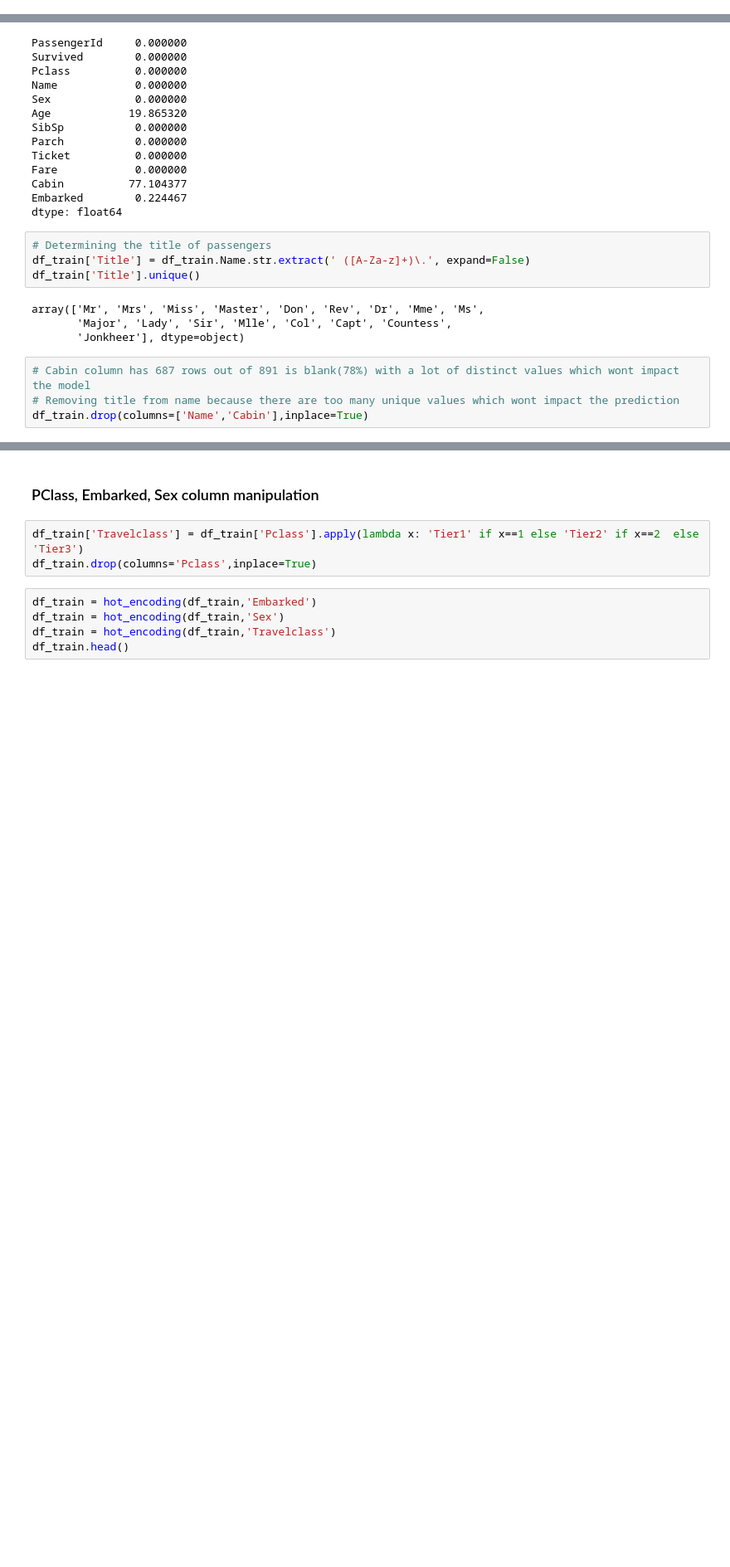
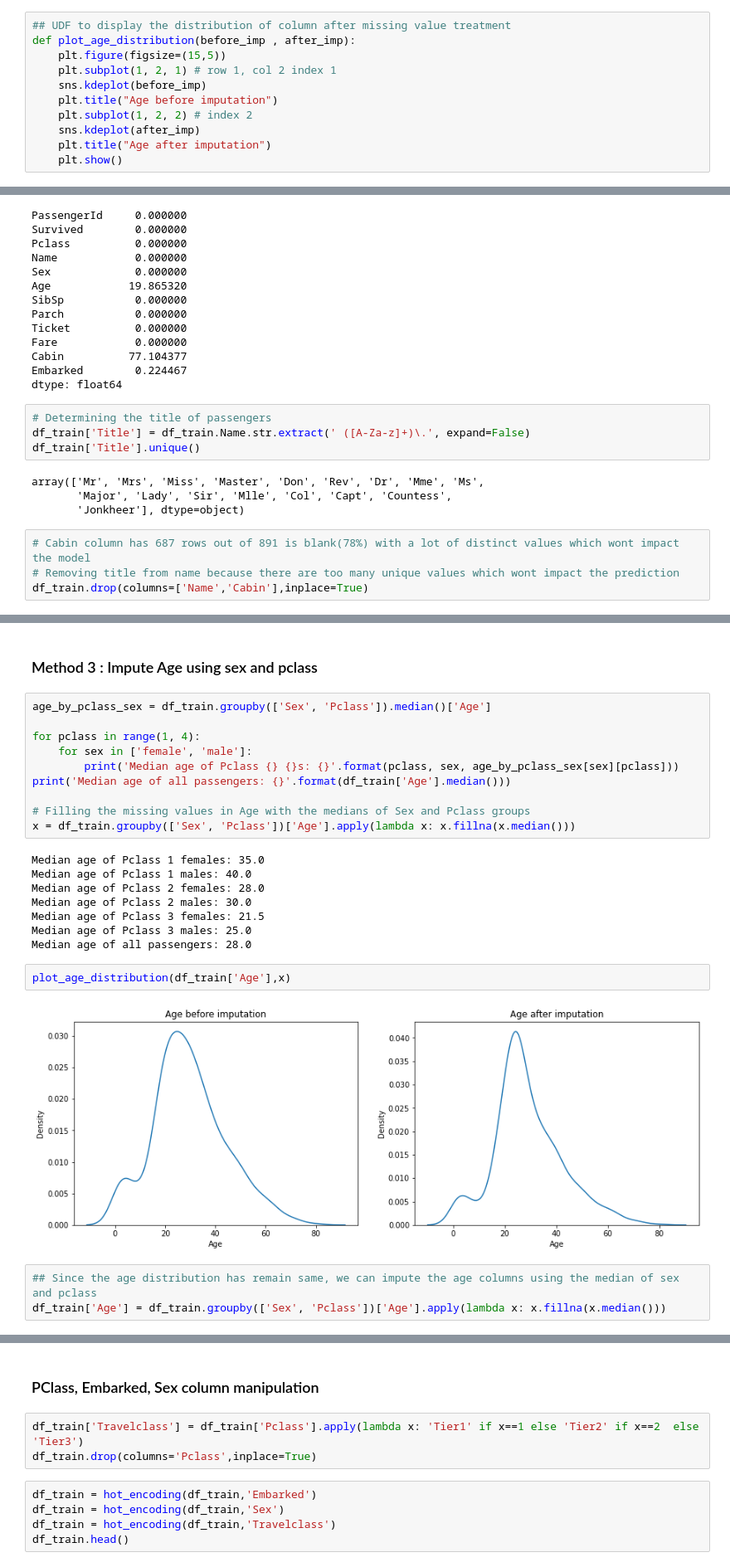
Before and after one commit to prashantchoubey1/Titanic-Survival-Regression, a Jupyter notebook: titanic-survival-regression.ipynb, the cells around one changed output, grey strips where cells are left out. Shown: that part at 83% size. Drawn from its saved outputs; the diff is of its cells as text; blank space fills up the shorter version.

Commit message:
Age imputation completed

```diff
--- a/titanic-survival-regression.ipynb
+++ b/titanic-survival-regression.ipynb
@@ -16,0 +27,11 @@ df_train = pd.read_csv(r'C:\Users\Prashant\Documents\Machine Learing Workspace\T
+# %%
+## UDF to display the distribution of column after missing value treatment
+def plot_age_distribution(before_imp , after_imp):
+    plt.figure(figsize=(15,5))
+    plt.subplot(1, 2, 1) # row 1, col 2 index 1
+    sns.kdeplot(before_imp)
+    plt.title("Age before imputation")
+    plt.subplot(1, 2, 2) # index 2
+    sns.kdeplot(after_imp)
+    plt.title("Age after imputation")
+    plt.show()
@@ -79 +205,28 @@ df_train.drop(columns=['Name','Cabin'],inplace=True)
+# %% [markdown]
+### Method 3 : Impute Age using sex and pclass
+# %%
+age_by_pclass_sex = df_train.groupby(['Sex', 'Pclass']).median()['Age']
+
+for pclass in range(1, 4):
+    for sex in ['female', 'male']:
+        print('Median age of Pclass {} {}s: {}'.format(pclass, sex, age_by_pclass_sex[sex][pclass]))
+print('Median age of all passengers: {}'.format(df_train['Age'].median()))
+
+# Filling the missing values in Age with the medians of Sex and Pclass groups
+x = df_train.groupby(['Sex', 'Pclass'])['Age'].apply(lambda x: x.fillna(x.median()))
+# %% [output]
+Median age of Pclass 1 females: 35.0
+Median age of Pclass 1 males: 40.0
+Median age of Pclass 2 females: 28.0
+Median age of Pclass 2 males: 30.0
+Median age of Pclass 3 females: 21.5
+Median age of Pclass 3 males: 25.0
+Median age of all passengers: 28.0
+# %%
+plot_age_distribution(df_train['Age'],x)
+# %% [output]
+[figure, added]
+# %%
+## Since the age distribution has remain same, we can impute the age columns using the median of sex and pclass
+df_train['Age'] = df_train.groupby(['Sex', 'Pclass'])['Age'].apply(lambda x: x.fillna(x.median()))
 # %% [markdown]
```
Also changed, not shown: parts of 33 cells of this notebook.
